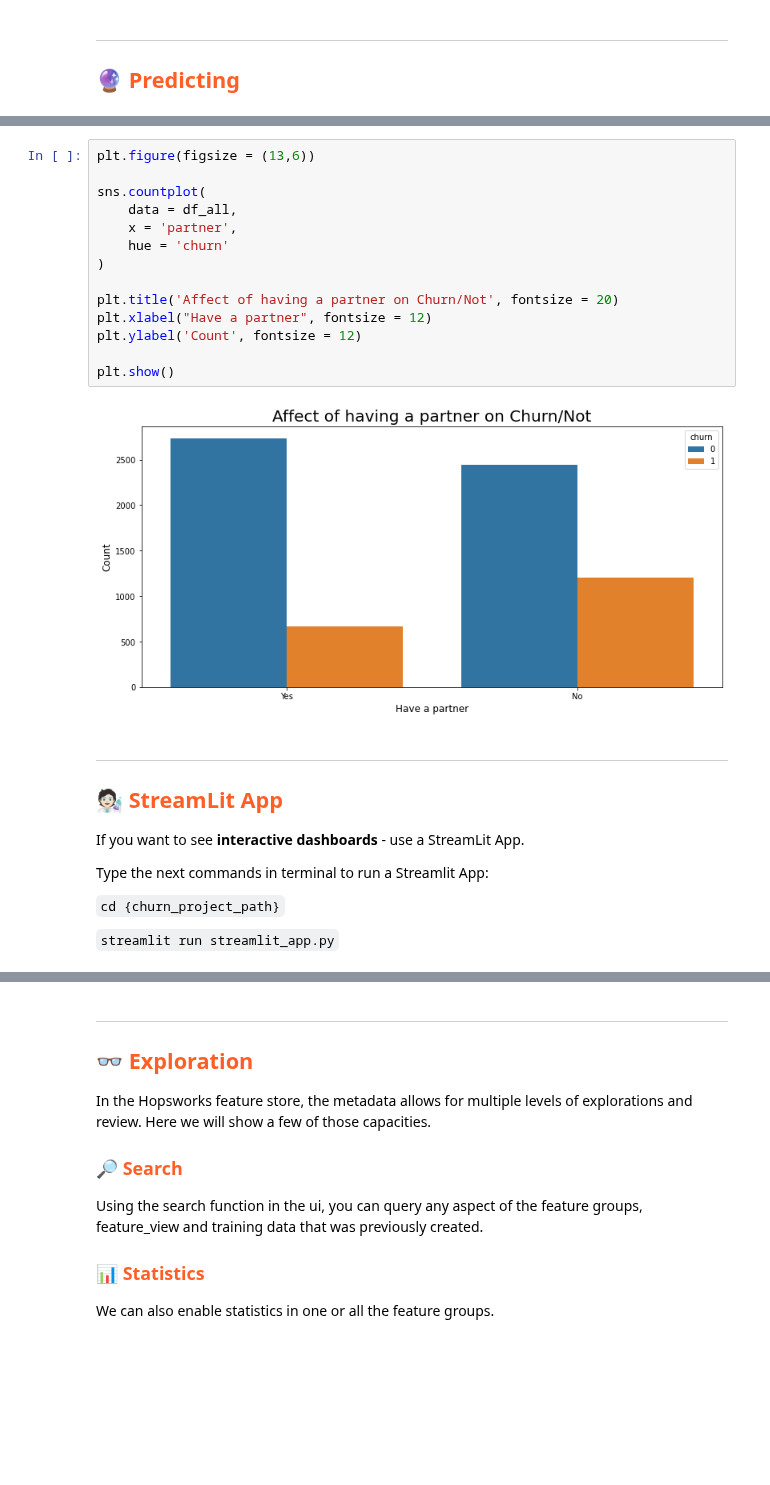
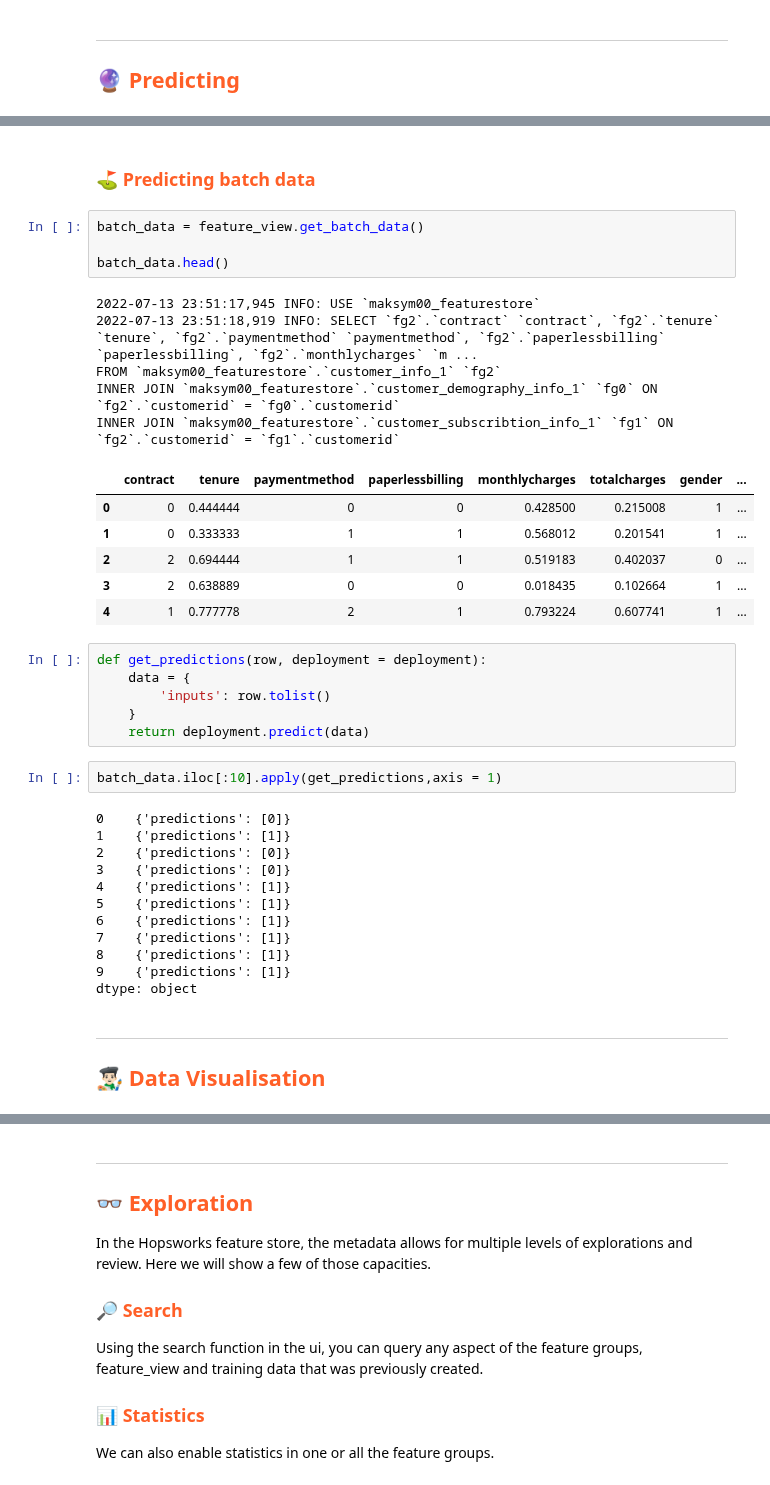
Before and after one commit to logicalclocks/hopsworks-tutorials, a Jupyter notebook: churn/3_model_training.ipynb, the cells around one changed output, grey strips where cells are left out. Saved outputs shown, nothing was run; the diff lists cells and outputs as text; blank space fills up the shorter version.

Commit message:
Added Batch Data Prediction and FV usage

```diff
--- a/churn/3_model_training.ipynb
+++ b/churn/3_model_training.ipynb
@@ -355,27 +276,41 @@ plt.show()
-# %%
-plt.figure(figsize = (13,6))
-
-sns.countplot(
-    data = df_all,
-    x = 'partner',
-    hue = 'churn'
-)
-
-plt.title('Affect of having a partner on Churn/Not', fontsize = 20)
-plt.xlabel("Have a partner", fontsize = 12)
-plt.ylabel('Count', fontsize = 12)
-
-plt.show()
-# %% [output]
-[figure, removed]
-# %% [markdown]
----
-## <span style="color:#ff5f27;">🧑🏻‍🔬 StreamLit App </span>
-
-If you want to see **interactive dashboards** - use a StreamLit App.
-
-Type the next commands in terminal to run a Streamlit App:
-
-`cd {churn_project_path}`
-
-`streamlit run streamlit_app.py`
+# %% [markdown]
+### <span style='color:#ff5f27'>⛳️ Predicting batch data</span>
+# %%
+batch_data = feature_view.get_batch_data()
+
+batch_data.head()
+# %% [output]
+2022-07-13 23:51:17,945 INFO: USE `maksym00_featurestore`
+2022-07-13 23:51:18,919 INFO: SELECT `fg2`.`contract` `contract`, `fg2`.`tenure` `tenure`, `fg2`.`paymentmethod` `paymentmethod`, `fg2`.`paperlessbilling` `paperlessbilling`, `fg2`.`monthlycharges` `m ...
+FROM `maksym00_featurestore`.`customer_info_1` `fg2`
+INNER JOIN `maksym00_featurestore`.`customer_demography_info_1` `fg0` ON `fg2`.`customerid` = `fg0`.`customerid`
+INNER JOIN `maksym00_featurestore`.`customer_subscribtion_info_1` `fg1` ON `fg2`.`customerid` = `fg1`.`customerid`
+|  | contract | tenure | paymentmethod | paperlessbilling | monthlycharges | totalcharges | gender | ... |
+| 0 | 0 | 0.444444 | 0 | 0 | 0.428500 | 0.215008 | 1 | ... |
+| 1 | 0 | 0.333333 | 1 | 1 | 0.568012 | 0.201541 | 1 | ... |
+| 2 | 2 | 0.694444 | 1 | 1 | 0.519183 | 0.402037 | 0 | ... |
+| 3 | 2 | 0.638889 | 0 | 0 | 0.018435 | 0.102664 | 1 | ... |
+| 4 | 1 | 0.777778 | 2 | 1 | 0.793224 | 0.607741 | 1 | ... |
+# %%
+def get_predictions(row, deployment = deployment):
+    data = {
+        'inputs': row.tolist()
+    }
+    return deployment.predict(data)
+# %%
+batch_data.iloc[:10].apply(get_predictions,axis = 1)
+# %% [output]
+0    {'predictions': [0]}
+1    {'predictions': [1]}
+2    {'predictions': [0]}
+3    {'predictions': [0]}
+4    {'predictions': [1]}
+5    {'predictions': [1]}
+6    {'predictions': [1]}
+7    {'predictions': [1]}
+8    {'predictions': [1]}
+9    {'predictions': [1]}
+dtype: object
+# %% [markdown]
+---
+## <span style="color:#ff5f27;">👨🏻‍🎨 Data Visualisation </span>
```
Also changed, not shown: parts of 25 cells of this notebook, 1 other file.
